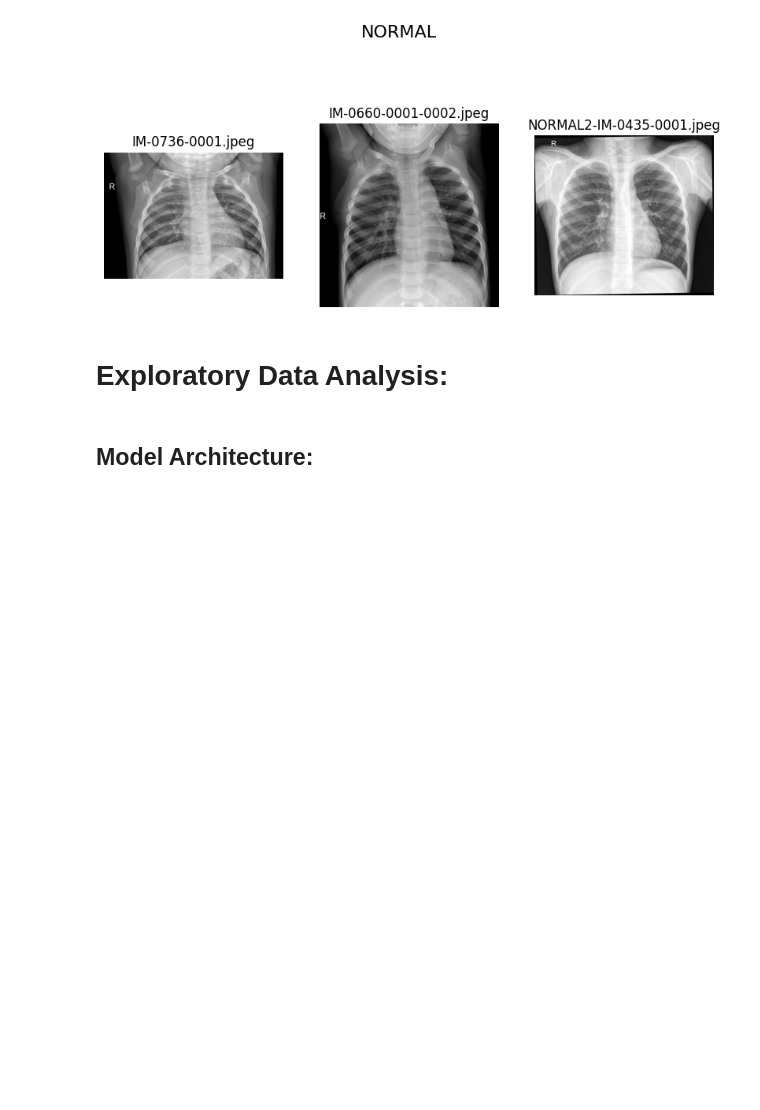
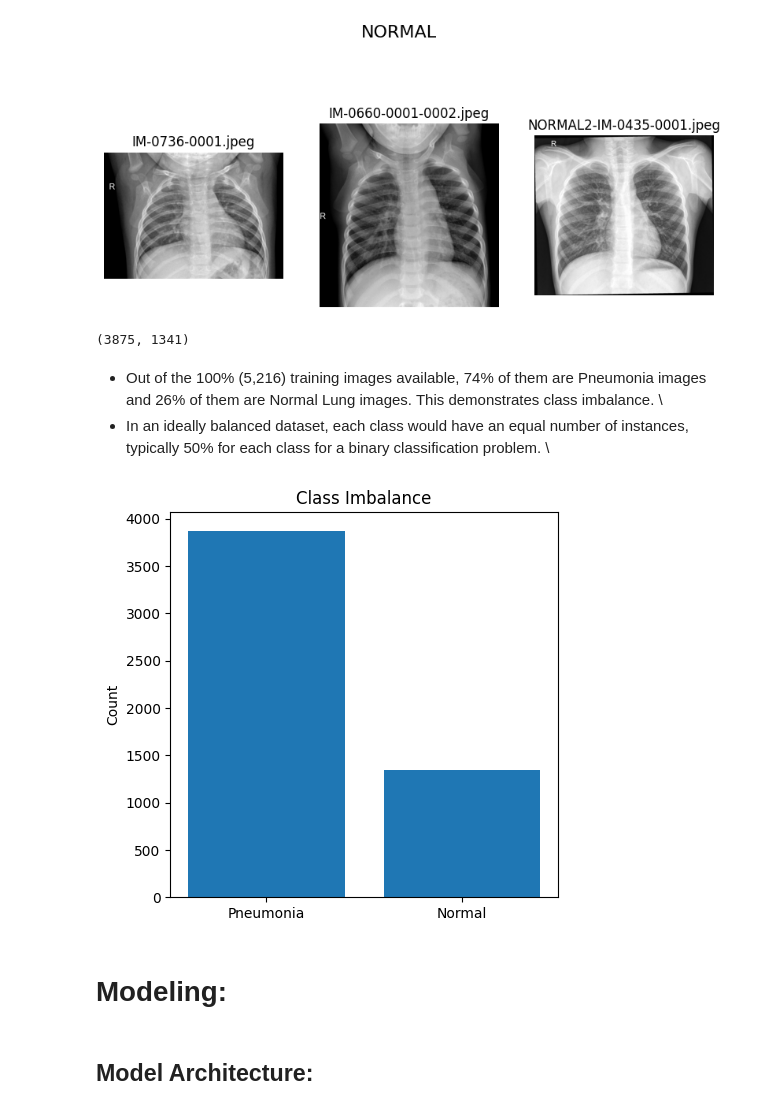
Before and after one commit to aramirezfr/Aircraft-Acquisition-Proposal, a Jupyter notebook: CNN_Pneumonia_Classifier.ipynb, the cells around one changed output. Drawn from its saved outputs; the diff is of its cells as text; code cells hidden in the pictures; blank space fills up the shorter version.

Commit message:
Plot Class Imbalance

```diff
--- a/CNN_Pneumonia_Classifier.ipynb
+++ b/CNN_Pneumonia_Classifier.ipynb
@@ -211,8 +198,34 @@ display_images(normal_files, normal_dir, num_images=3, title='NORMAL')
 # %% [output]
 [figure]
 [figure]
-# %% [markdown]
-# Exploratory Data Analysis:
+# %%
+#checking the count of normal and x-rays with pneumonia
+len(pneumonia_files), len(normal_files)
+# %% [output]
+(3875, 1341)
+# %% [markdown]
+* Out of the 100% (5,216) training images available, 74% of them are Pneumonia images and 26% of them are Normal Lung images. This demonstrates class imbalance. \
+* In an ideally balanced dataset, each class would have an equal number of instances, typically 50% for each class for a binary classification problem. \
+# %%
+#plotting the count of pneumonia and normal class
+# create a variable with the counts:
+pneumonia_count = len(pneumonia_files)
+normal_count = len(normal_files)
+
+#define the labels and their corresponding counts
+labels = ['Pneumonia', 'Normal']
+counts = [pneumonia_count, normal_count]
+
+#plot
+plt.figure(figsize=(5, 5))
+plt.bar(labels, counts) #labels on the x-axis and counts on the y-axis
+plt.ylabel('Count')
+plt.title('Class Imbalance')
+plt.show()
+# %% [output]
+[figure, added]
+# %% [markdown]
+# Modeling:
 # %% [markdown]
 ## Model Architecture:
 # %% [markdown]
```
Also changed, not shown: parts of 31 cells of this notebook.
